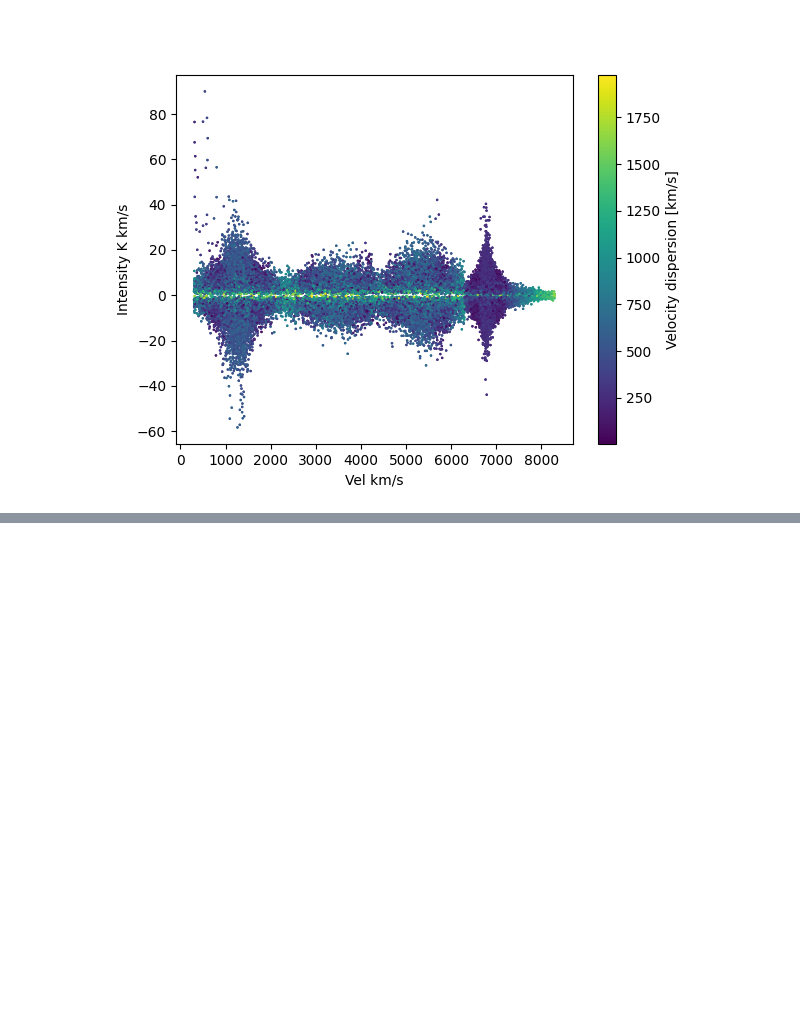
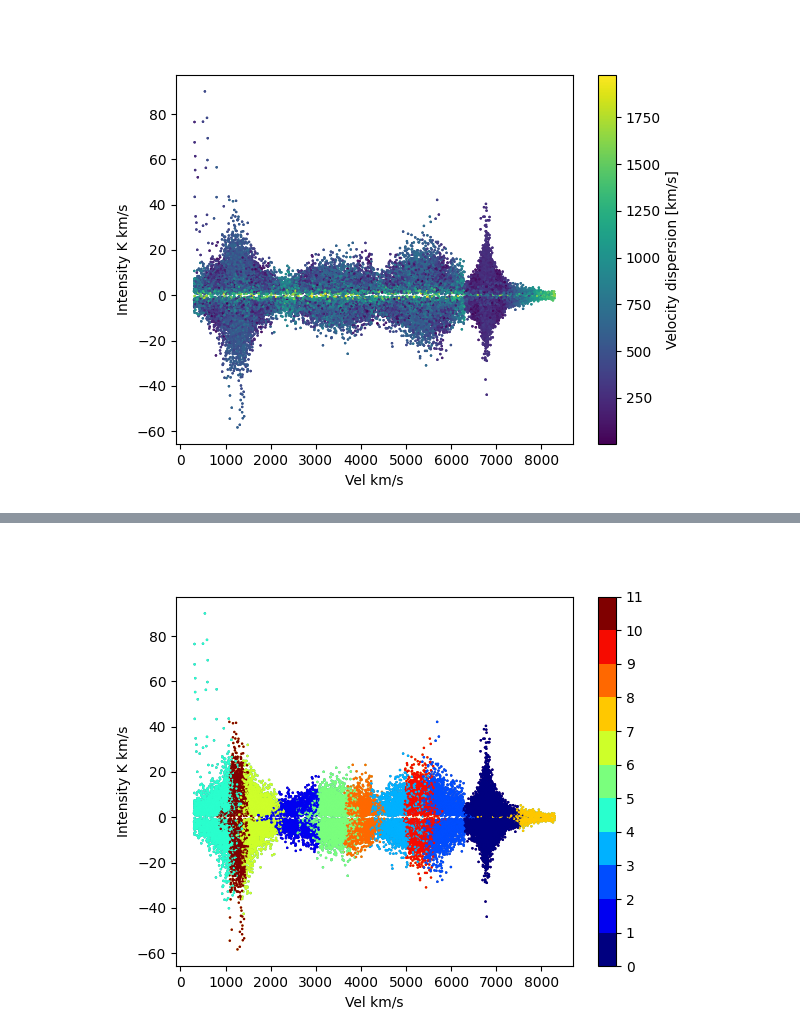
Before and after one commit to JBurke789/clustering, a Jupyter notebook: NGC1156_analysis.ipynb, the cells around one changed output, grey strips where cells are left out. Drawn from its saved outputs; the diff is of its cells as text; code cells hidden in the pictures; blank space fills up the shorter version.

```diff
--- a/NGC1156_analysis.ipynb
+++ b/NGC1156_analysis.ipynb
@@ -389,3 +402,5 @@ SI_analysis(all_m0,all_m1,all_m2,[2,15])
 # %%
-ClusterLabels,ClusterLabels_ = run_clustering(all_m0,all_m1,all_m2,13)
+ClusterLabels,ClusterLabels_ = run_clustering(all_m0,all_m1,all_m2,11)
+# %% [output]
+[figure, added]
 # %%
```
Also changed, not shown: parts of 8 cells of this notebook, 4 other files.
